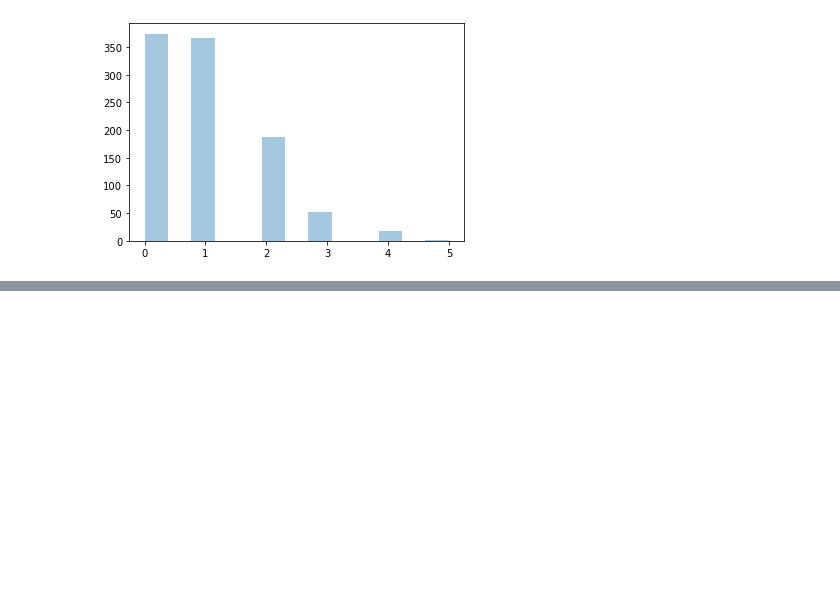
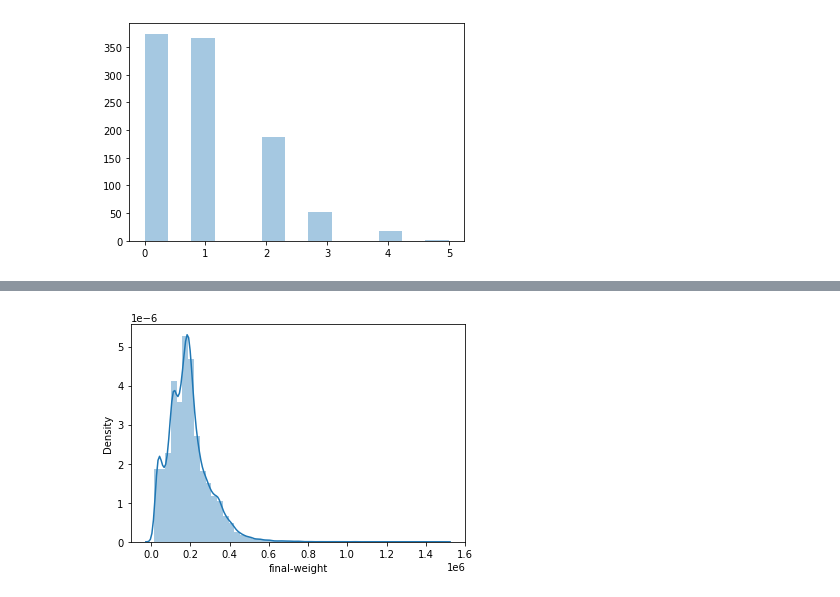
Before and after one commit to pamelaferreiralima/estudos_python_matheus, a Jupyter notebook: Estatística para Machine Learning/Parte 5/Distribuição Estatística.ipynb, the cells around one changed output, grey strips where cells are left out. Saved outputs shown, nothing was run; the diff lists cells and outputs as text; code cells hidden in the pictures; blank space fills up the shorter version.

```diff
--- a/Estatística para Machine Learning/Parte 5/Distribuição Estatística.ipynb
+++ b/Estatística para Machine Learning/Parte 5/Distribuição Estatística.ipynb
@@ -483,0 +519,4 @@ sns.distplot(dados_poisson, kde=False);
+# %%
+sns.distplot(censo['final-weight']);
+# %% [output]
+[figure, added]
```
Also changed, not shown: parts of 9 cells of this notebook.
